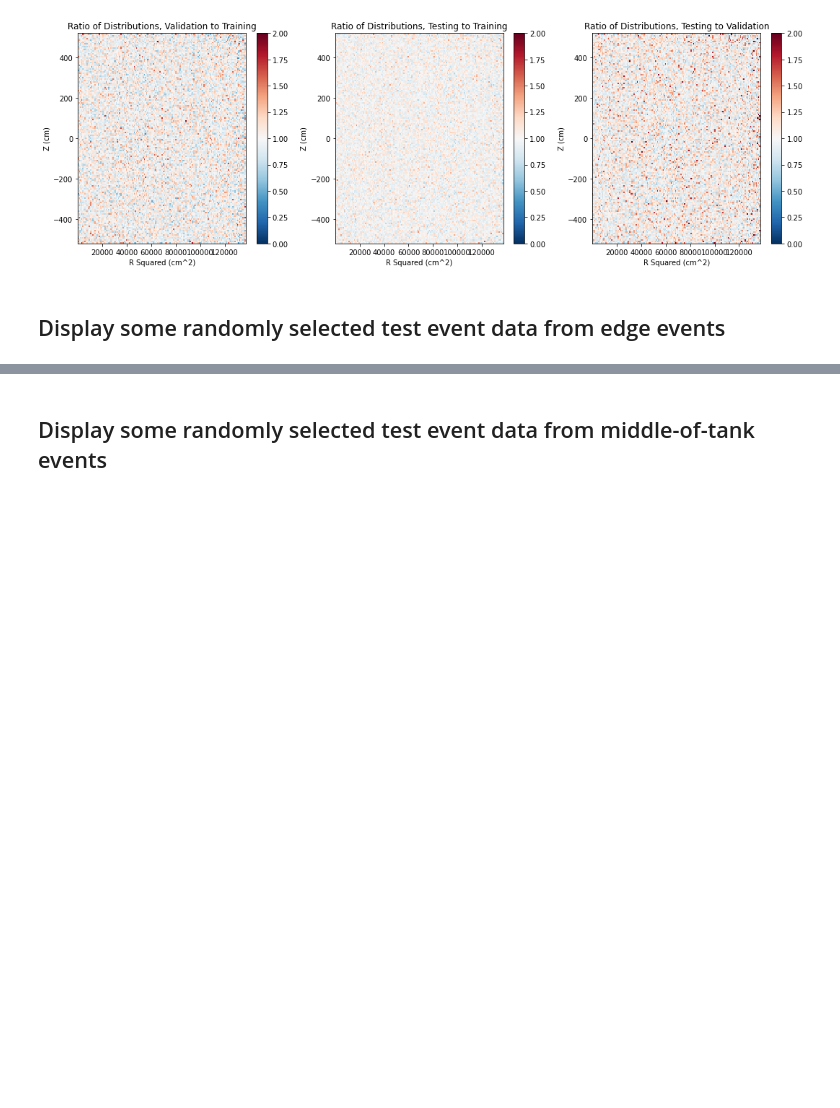
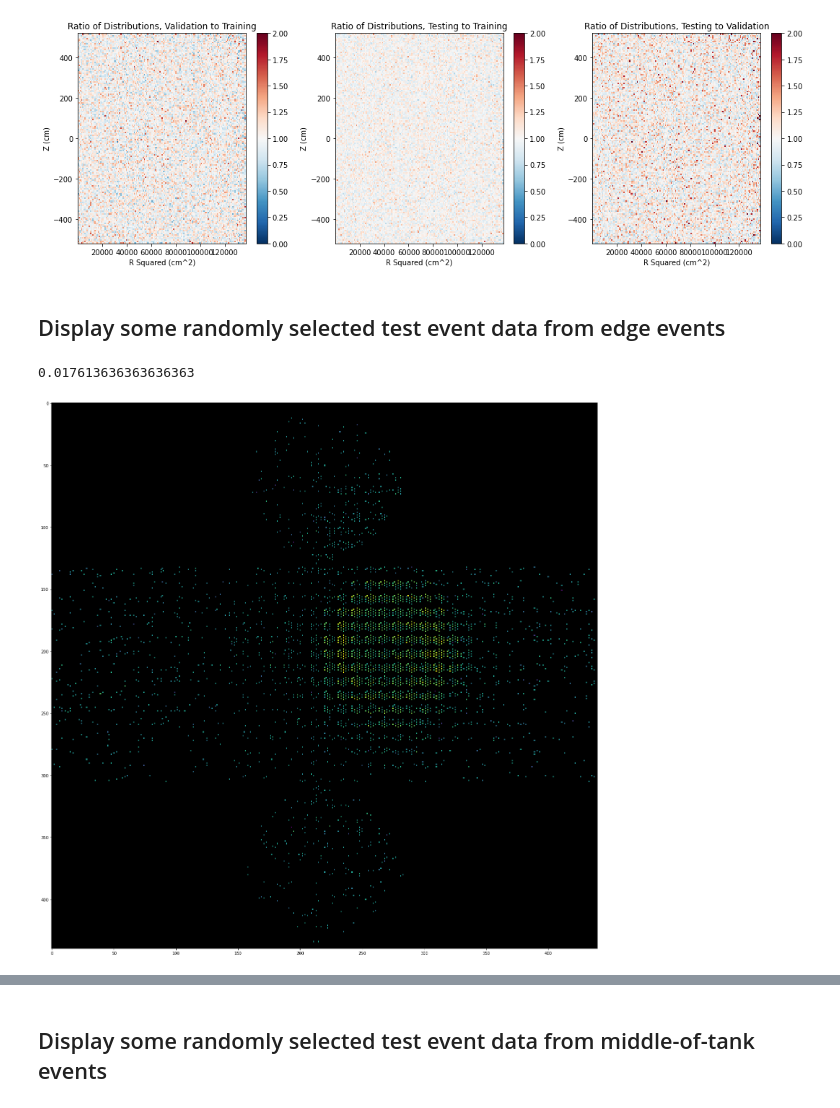
Before and after one commit to WatChMaL/CNN, a Jupyter notebook: Repeating_Classifier_Training/9. Analyzing and Comparing Datasets.ipynb, the cells around one changed output, grey strips where cells are left out. Cells and saved outputs as stored; diff of their text form; code cells hidden in the pictures; blank space fills up the shorter version.

Commit message:
add image

```diff
--- a/Repeating_Classifier_Training/9. Analyzing and Comparing Datasets.ipynb
+++ b/Repeating_Classifier_Training/9. Analyzing and Comparing Datasets.ipynb
@@ -432,3 +430,21 @@ while len(border_event_idxs) < 3:
     if test_radius[search_idxs[i]] > 360:
         border_event_idxs.append(search_idxs[i])
     i+=1
+# %%
+from utils.plot_utils import get_plot_array
+fig, axes = plt.subplots(1,1,figsize=(25,25),facecolor='w')
+cmap = plt.cm.viridis
+cmap.set_bad(color='black')
+ax = axes
+a=get_plot_array(original_eventdata[test_filtered_indices[np.random.randint(0,high=test_filtered_indices.shape[0])],:,:,0:19])
+print(len(np.where(a>0)[0])/(440**2))
+#     a = np.ma.masked_where(a < 0.05, a)
+ax.imshow(a,
+           origin="upper",
+           cmap=cmap,
+           norm=matplotlib.colors.LogNorm(vmax=np.amax(a),
+                                         clip=True))
+plt.show()
+# %% [output]
+0.017613636363636363
+[figure, added]
```
Also changed, not shown: parts of 3 cells of this notebook, 2 other files.
